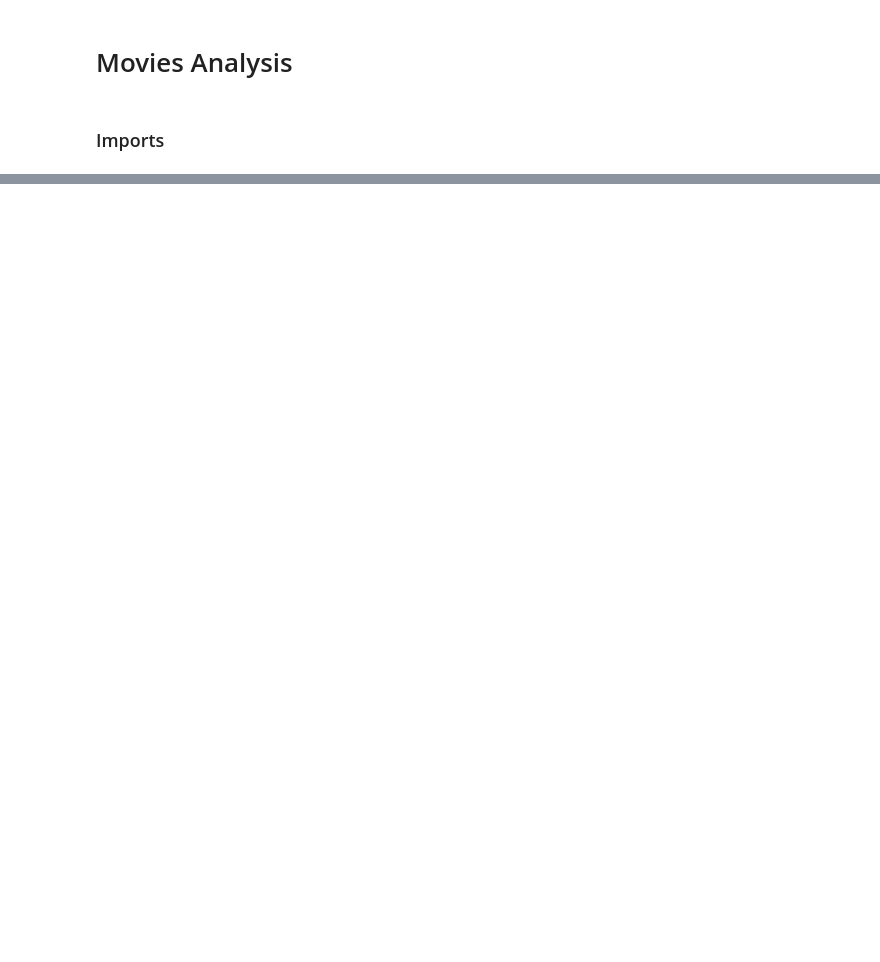
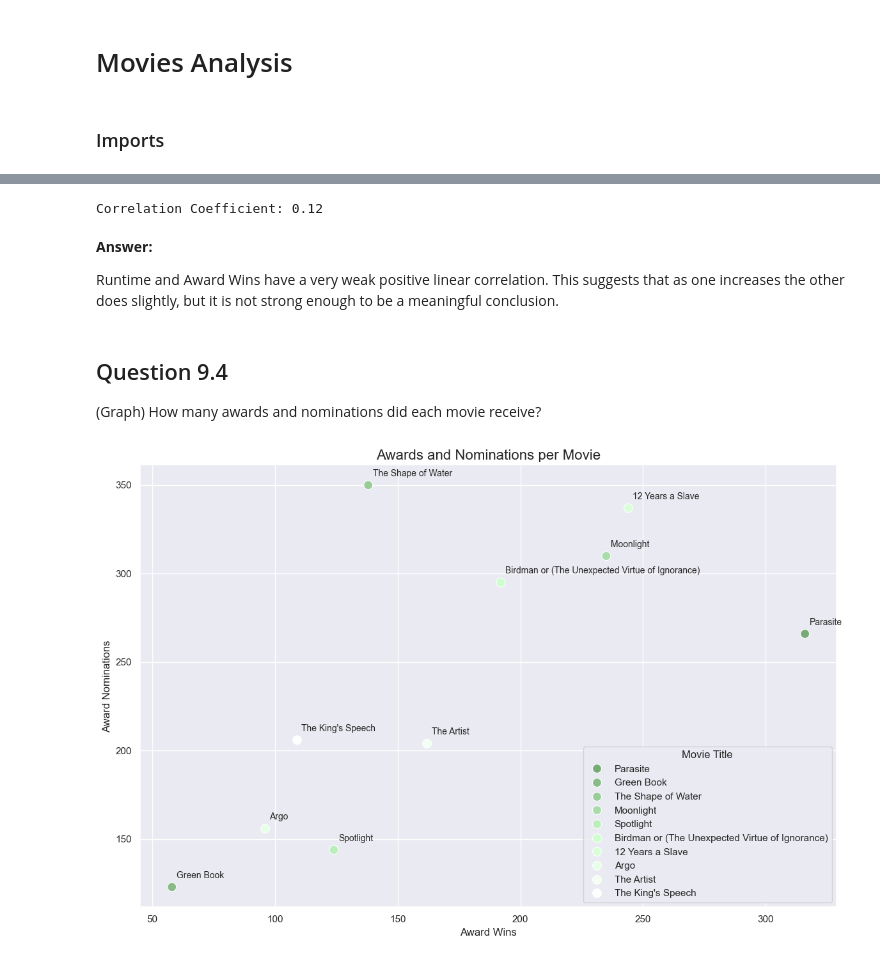
Before and after one commit to dtoshm/data_project_eight, a Jupyter notebook: movie_analysis.ipynb, the cells around one changed output, grey strips where cells are left out. Drawn from its saved outputs; the diff is of its cells as text; code cells hidden in the pictures; blank space fills up the shorter version.

```diff
--- a/movie_analysis.ipynb
+++ b/movie_analysis.ipynb
@@ -71,0 +95,38 @@ plt.show()
+# %%
+runtime_award_corr = movies['Runtime'].corr(movies['Award Wins'])
+print(f"Correlation Coefficient: {runtime_award_corr:.2f}")
+# %% [output]
+Correlation Coefficient: 0.12
+# %% [markdown]
+**Answer:**
+
+Runtime and Award Wins have a very weak positive linear correlation. This suggests that as one increases the other does slightly, but it is not strong enough to be a meaningful conclusion.
+# %% [markdown]
+## Question 9.4
+(Graph) How many awards and nominations did each movie receive?
+# %%
+colors = ['#77AA77', '#88BB88', '#99CC99', '#AADDAA', '#BBEEBB', '#CCFFCC', '#D9FFD9', '#E6FFE6', '#F2FFF2', '#FCFFFC']
+plt.figure(figsize=(12, 8))
+
+# Plot
+sns.scatterplot(data=movies,
+                x=movies['Award Wins'],
+                y=movies['Award Nominations'],
+                hue='Movie Title',
+                s=100,
+                palette=colors,
+                edgecolor='#ffffff',
+                color='#77AA77')
+
+# Annotations
+for i, txt in enumerate(movies['Movie Title']):
+    plt.annotate(txt, (movies['Award Wins'][i], movies['Award Nominations'][i]),
+                 xytext=(5, 5), textcoords='offset points', fontsize=9)
+
+plt.title('Awards and Nominations per Movie', fontsize=16)
+plt.xlabel('Award Wins', fontsize=12)
+plt.ylabel('Award Nominations', fontsize=12)
+plt.tight_layout()
+plt.show()
+# %% [output]
+[figure, added]
```
Also changed, not shown: parts of 10 cells of this notebook, 1 other file.
